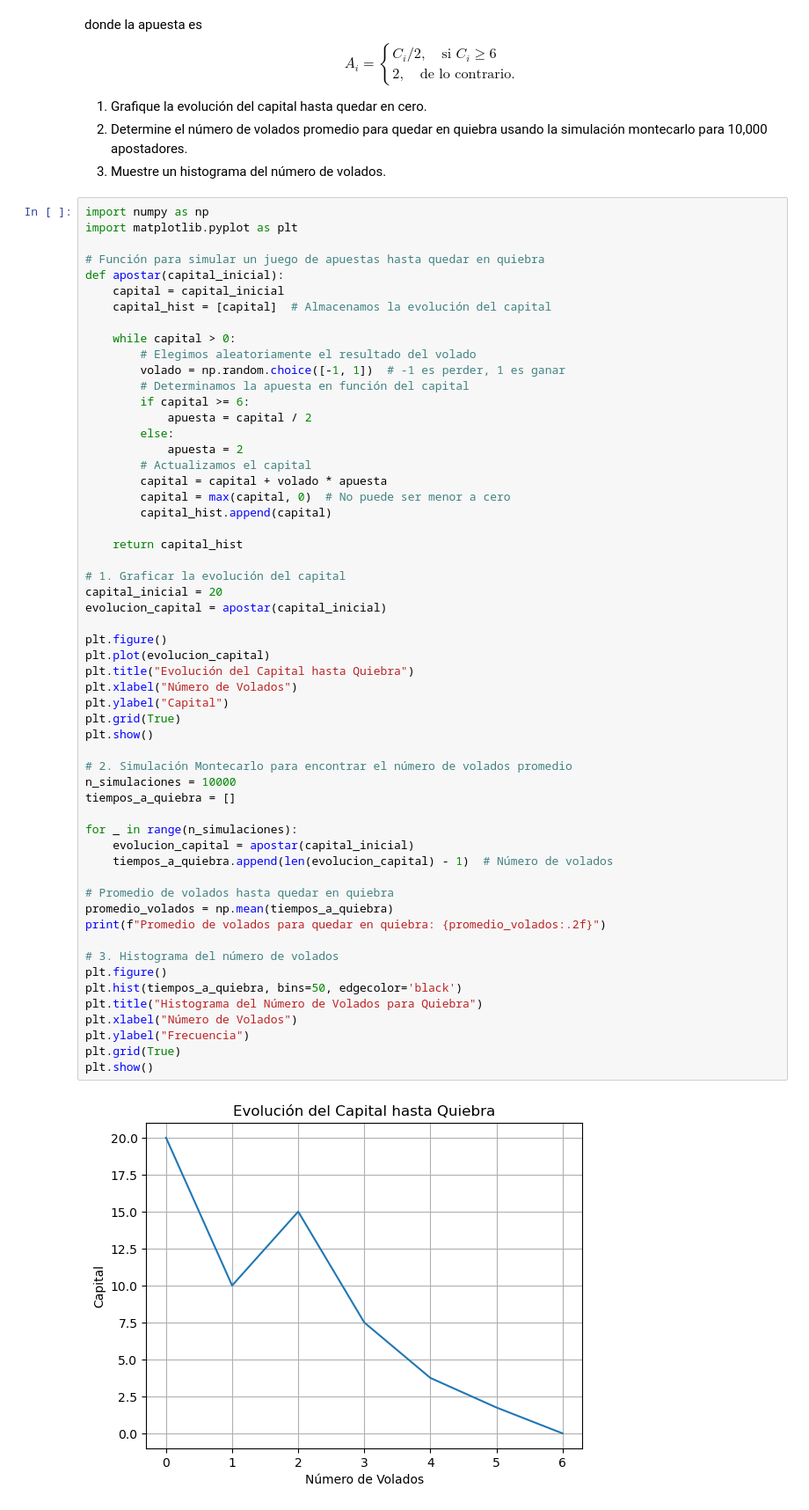
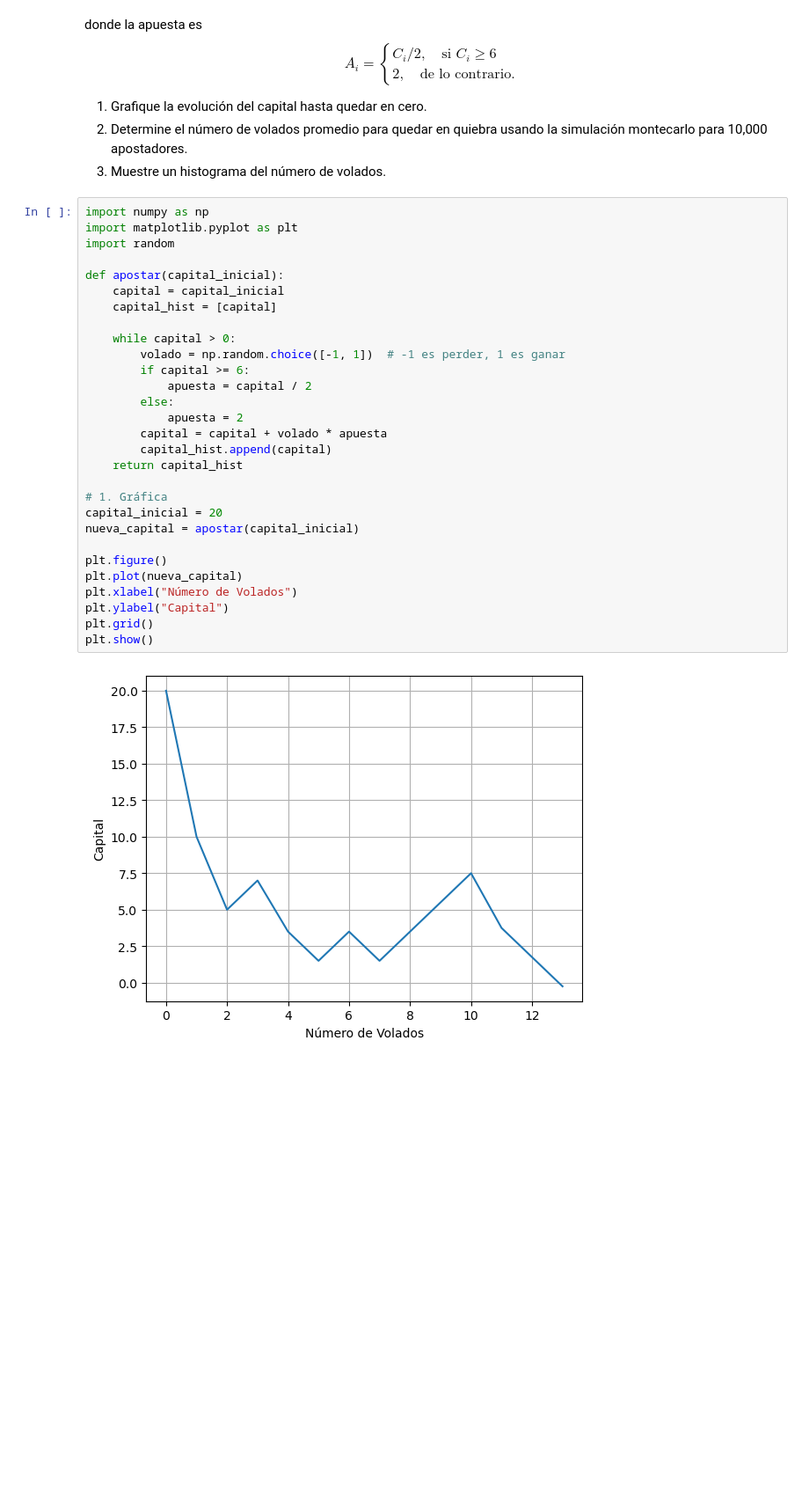
Before and after one commit to TerezzaGonzalez/SM2024-Terezza, a Jupyter notebook: Tarea - Caminata aleatoria (1).ipynb, the cells around one changed output. Shown: that part at 88% size. Drawn from its saved outputs; the diff is of its cells as text; blank space fills up the shorter version.

```diff
--- a/Tarea - Caminata aleatoria (1).ipynb
+++ b/Tarea - Caminata aleatoria (1).ipynb
@@ -81,58 +79,31 @@ $$
 # %%
 import numpy as np
 import matplotlib.pyplot as plt
+import random
 
-# Función para simular un juego de apuestas hasta quedar en quiebra
 def apostar(capital_inicial):
     capital = capital_inicial
-    capital_hist = [capital]  # Almacenamos la evolución del capital
+    capital_hist = [capital]
 
     while capital > 0:
-        # Elegimos aleatoriamente el resultado del volado
         volado = np.random.choice([-1, 1])  # -1 es perder, 1 es ganar
-        # Determinamos la apuesta en función del capital
         if capital >= 6:
             apuesta = capital / 2
         else:
             apuesta = 2
-        # Actualizamos el capital
         capital = capital + volado * apuesta
-        capital = max(capital, 0)  # No puede ser menor a cero
         capital_hist.append(capital)
-
     return capital_hist
 
-# 1. Graficar la evolución del capital
+# 1. Gráfica
 capital_inicial = 20
-evolucion_capital = apostar(capital_inicial)
+nueva_capital = apostar(capital_inicial)
 
 plt.figure()
-plt.plot(evolucion_capital)
-plt.title("Evolución del Capital hasta Quiebra")
+plt.plot(nueva_capital)
 plt.xlabel("Número de Volados")
 plt.ylabel("Capital")
-plt.grid(True)
+plt.grid()
 plt.show()
-
-# 2. Simulación Montecarlo para encontrar el número de volados promedio
-n_simulaciones = 10000
-tiempos_a_quiebra = []
-
-for _ in range(n_simulaciones):
-    evolucion_capital = apostar(capital_inicial)
-    tiempos_a_quiebra.append(len(evolucion_capital) - 1)  # Número de volados
-
-# Promedio de volados hasta quedar en quiebra
-promedio_volados = np.mean(tiempos_a_quiebra)
-print(f"Promedio de volados para quedar en quiebra: {promedio_volados:.2f}")
-
-# 3. Histograma del número de volados
-plt.figure()
-plt.hist(tiempos_a_quiebra, bins=50, edgecolor='black')
-plt.title("Histograma del Número de Volados para Quiebra")
-plt.xlabel("Número de Volados")
-plt.ylabel("Frecuencia")
-plt.grid(True)
-plt.show()
 # %% [output]
-[figure, old version]
+[figure, new version]
```
Also changed, not shown: parts of 5 cells of this notebook.
